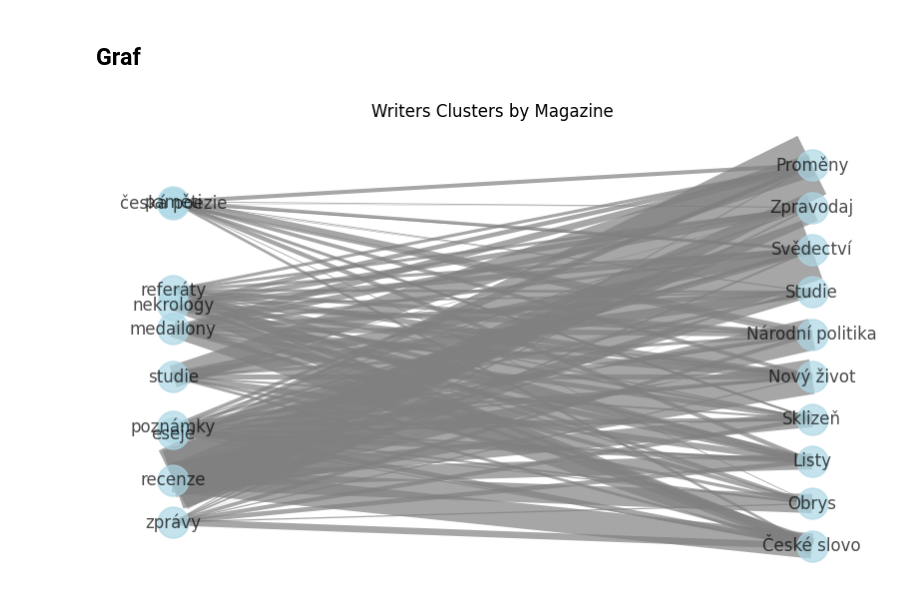
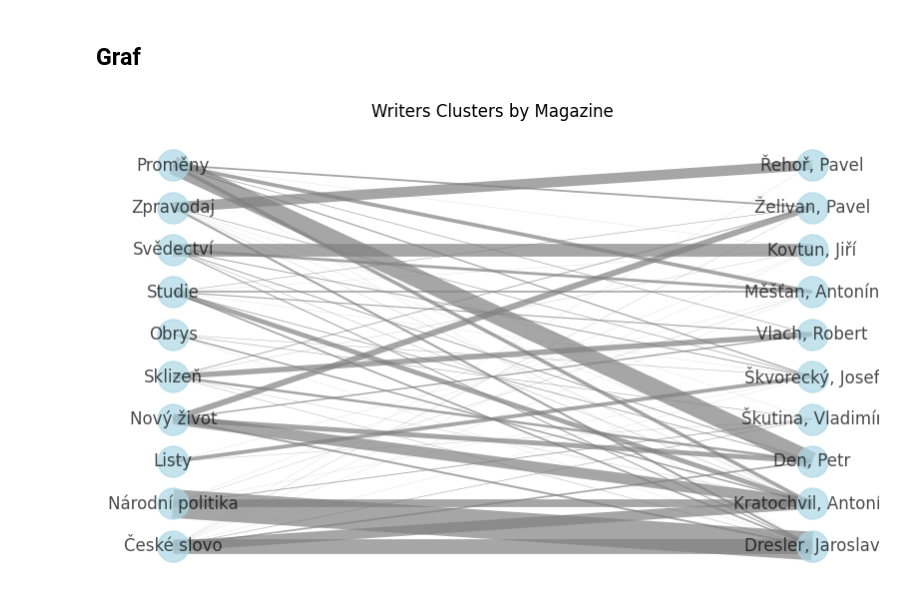
Before and after one commit to panuscha/DH-data-process, a Jupyter notebook: explore_data.ipynb, the cells around one changed output. Cells and saved outputs as stored; diff of their text form; code cells hidden in the pictures.

Commit message:
changing graph

```diff
--- a/explore_data.ipynb
+++ b/explore_data.ipynb
@@ -305,7 +305,7 @@ def flatten_list(strings):
     return flattened_list
 
 # Sloupec, ktery chceme zobrazit.
-column = 'genre'
+column = 'author'
 
 # Vsechny elementy ve sloupci
 all_elements = flatten_list(df[column])
@@ -328,31 +328,31 @@ counted_magazines = Counter(all_magazines)
 # Najdeme deset nejcastejsich casopisu, ktere pak zobrazime
 ten_most_common_magazines = [item[0] for item in counted_magazines.most_common(10)]
 
 
 G.add_nodes_from(ten_most_common_magazines, bipartite=1)
 
 
 edge_weights = {}
 for _,row in df.iterrows():
     for element in row[column]:
         for magazine in row.magazine:
             if element in ten_most_common_elements and magazine in ten_most_common_magazines:
                 if (element, magazine) in edge_weights:
                     edge_weights[(element, magazine)] += 1
                 else:
                     edge_weights[(element, magazine)] = 1
 
 for edge, weight in edge_weights.items():
     G.add_edge(edge[0], edge[1], weight=weight)
 
 pos = nx.bipartite_layout(G, ten_most_common_magazines)
 #pos = nx.spring_layout(G)
 plt.figure(figsize=(10, 6))
 edge_widths = [0.1 * G[u][v]['weight'] for u, v in G.edges()]
 nx.draw_networkx(G, pos=pos, with_labels=True, node_color='lightblue', node_size=500,
                  width=edge_widths, edge_color='gray', alpha=0.7)
 plt.title("Writers Clusters by Magazine")
 plt.axis("off")
 plt.show()
 # %% [output]
-[figure, old version]
+[figure, new version]
```
